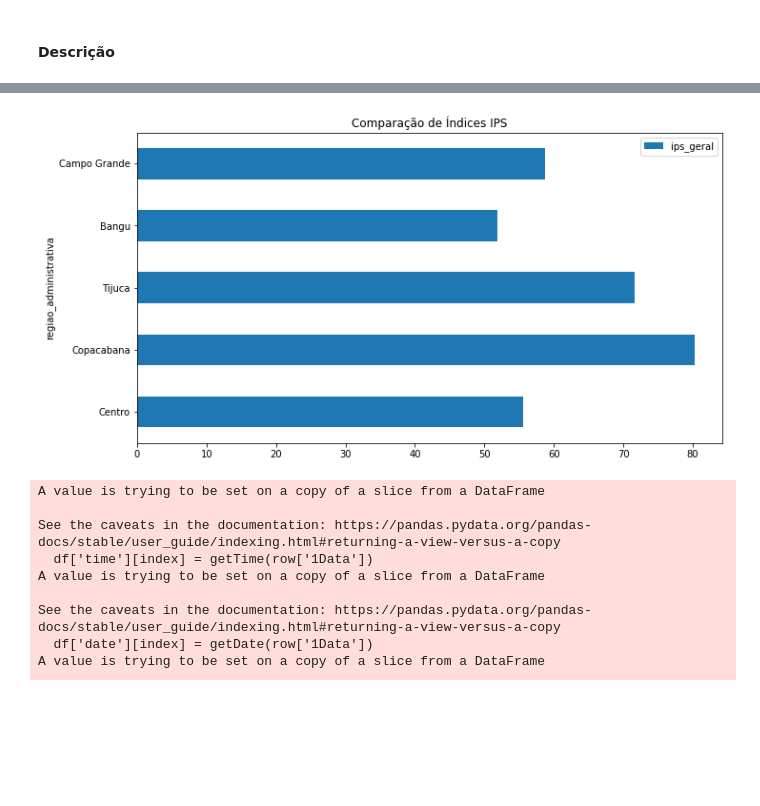
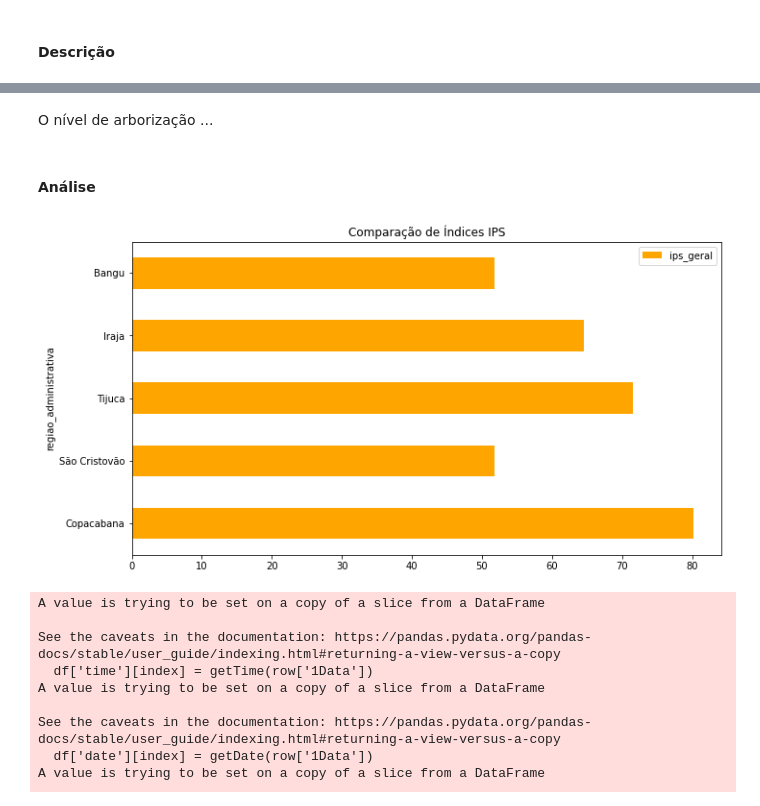
Before and after one commit to KeithFabre/analytica-process, a Jupyter notebook: data_analysis/analysis_pt_br.ipynb, the cells around one changed output, grey strips where cells are left out. Drawn from its saved outputs; the diff is of its cells as text; code cells hidden in the pictures; blank space fills up the shorter version.

```diff
--- a/data_analysis/analysis_pt_br.ipynb
+++ b/data_analysis/analysis_pt_br.ipynb
@@ -25,3 +29,7 @@ plotar indicadores qualidade do ar:
+# %% [markdown]
+O nível de arborização ...
+# %% [markdown]
+#### Análise
 # %%
 import pandas                as pd
 import matplotlib.pyplot     as plt
@@ -47,24 +53,21 @@ smallest = [s_df[key] for key in s_df.keys()] # array with district names
 # 10 highest and 10 lowest
 regions20 = largest + smallest
 
-regions_of_interest = ['Bangu',         'Campo Grande', 'Centro',
-    'Copacabana',    'Irajá', 'Pedra de Guaratiba',
-    'São Cristóvão', 'Tijuca']
+regions_of_interest = [
+    'Bangu', 'São Cristovão', 'Copacabana', 'Iraja',  'Tijuca'
+    ]
 
 df_ip = df_ip[ df_ip['regiao_administrativa'].isin(regions_of_interest) ]
 df_ip = df_ip[['regiao_administrativa', 'ips_geral']]
-
-regions20
 # %%
-
 df_ip = df_ip.reset_index(drop=True)
 df_ip = df_ip.set_index('regiao_administrativa')
 
-df_ip.plot(kind="barh", title="Comparação de Índices IPS", figsize=(11,6))
+df_ip.plot(kind="barh", title="Comparação de Índices IPS", figsize=(11,6), color="orange")
 
 plt.show()
 # %% [output]
-[figure, old version]
+[figure, new version]
 # %%
 s_names = [
     'Bangu',         'Campo Grande', 'Centro',
```
Also changed, not shown: parts of 7 cells of this notebook.
